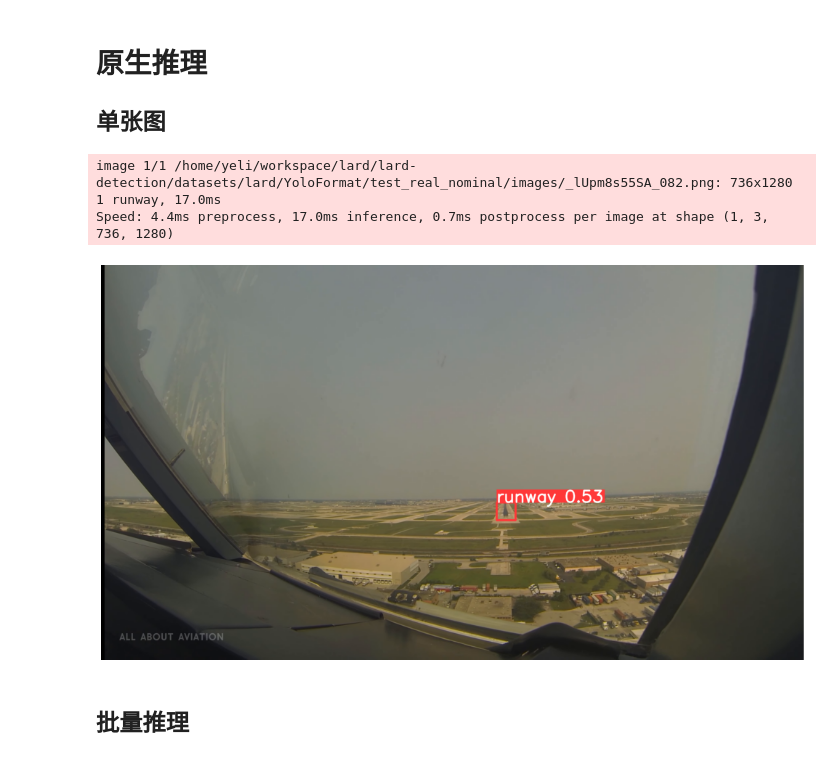
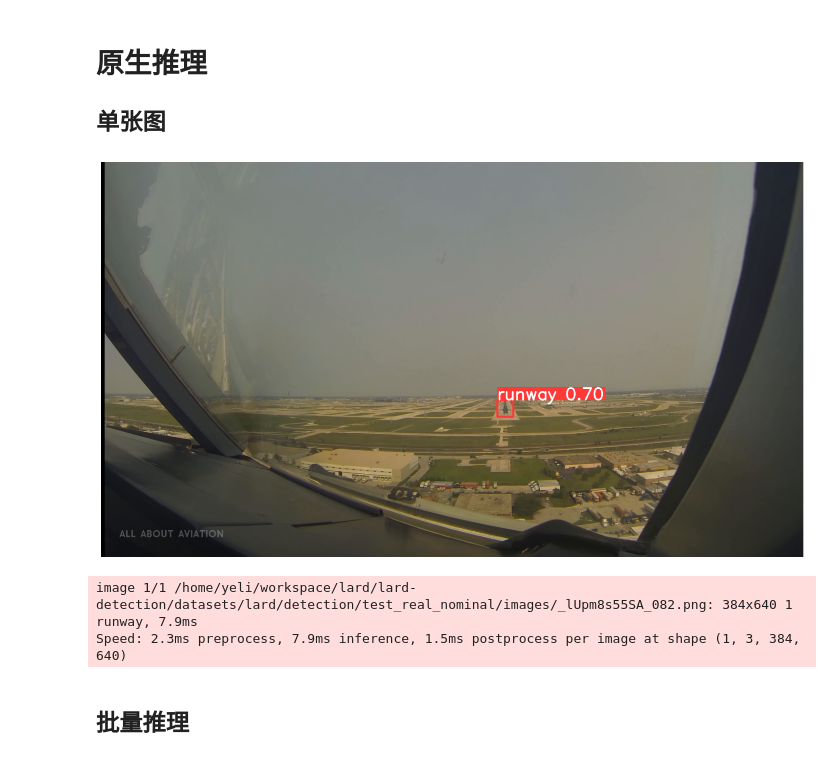
Before and after one commit to flywithliye/lard-detection, a Jupyter notebook: exp_ultra_yolov8_infer.ipynb, the cells around one changed output. Saved outputs shown, nothing was run; the diff lists cells and outputs as text; code cells hidden in the pictures.

```diff
--- a/exp_ultra_yolov8_infer.ipynb
+++ b/exp_ultra_yolov8_infer.ipynb
@@ -17,26 +17,35 @@
 # %%
 from PIL import Image
 from ultralytics import YOLO
 import matplotlib.pyplot as plt
 import cv2
 
 
-path_weights = 'weights/best.pt'
-path_image = 'datasets/lard/YoloFormat/test_real_nominal/images/_lUpm8s55SA_082.png'
+path_weights = 'runs/ultralytics/merge/yolov8n_lska_bifpn_EIoU_aug_all_5_640/train/weights/best.pt'
+path_image = 'datasets/lard/detection/test_real_nominal/images/_lUpm8s55SA_082.png'
 
 model = YOLO(path_weights)
-results = model(path_image)
+results = model.predict(
+    source=path_image,
+    stream=True,  # 流式推理节省内存
+    save=False, # 保存带检测结果的图像
+    imgsz=640,
+    conf=0.3,
+    max_det=8,
+    iou=0.6,
+    device=0,
+)
 
 for r in results:
     img = r.plot()
     img = cv2.cvtColor(img, cv2.COLOR_BGR2RGB)
     plt.figure(figsize=(20, 10))
     plt.imshow(img)
     plt.axis('off')
     plt.show()
 # %% [output]
+[figure]
-image 1/1 /home/yeli/workspace/lard/lard-detection/datasets/lard/YoloFormat/test_real_nominal/images/_lUpm8s55SA_082.png: 736x1280 1 runway, 17.0ms
-Speed: 4.4ms preprocess, 17.0ms inference, 0.7ms postprocess per image at shape (1, 3, 736, 1280)
+image 1/1 /home/yeli/workspace/lard/lard-detection/datasets/lard/detection/test_real_nominal/images/_lUpm8s55SA_082.png: 384x640 1 runway, 7.9ms
+Speed: 2.3ms preprocess, 7.9ms inference, 1.5ms postprocess per image at shape (1, 3, 384, 640)
-[figure]
 # %% [markdown]
 ## 批量推理
```
Also changed, not shown: parts of 4 cells of this notebook, 21 other files.
